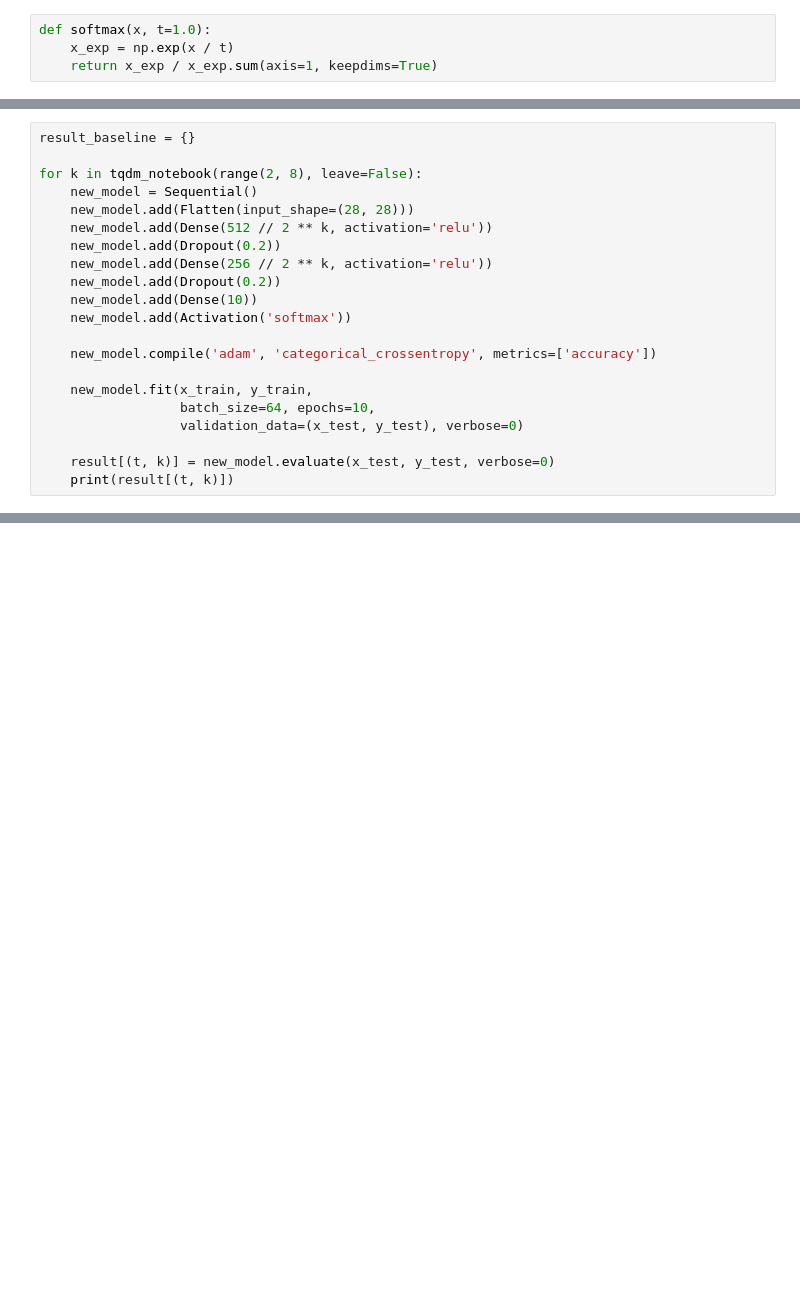
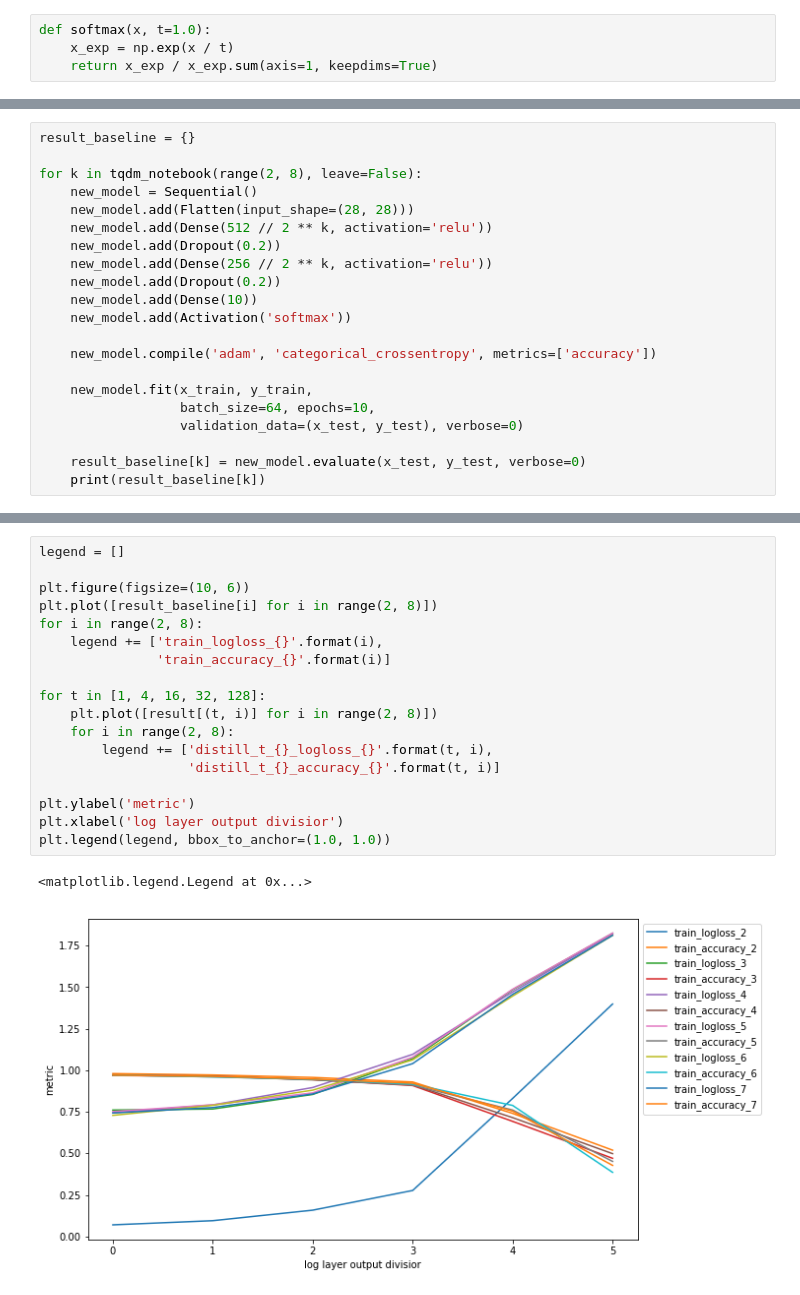
Before and after one commit to Tenich/deep_compression, a Jupyter notebook: distillation_dense.ipynb, the cells around one changed output, grey strips where cells are left out. Drawn from its saved outputs; the diff is of its cells as text; blank space fills up the shorter version.

Commit message:
UPD: graphs added

```diff
--- a/distillation_dense.ipynb
+++ b/distillation_dense.ipynb
@@ -174,8 +176,8 @@ for k in tqdm_notebook(range(2, 8), leave=False):
                   batch_size=64, epochs=10,
                   validation_data=(x_test, y_test), verbose=0)
 
-    result[(t, k)] = new_model.evaluate(x_test, y_test, verbose=0)
-    print(result[(t, k)])
+    result_baseline[k] = new_model.evaluate(x_test, y_test, verbose=0)
+    print(result_baseline[k])
 # %% [output]
 Failed to display Jupyter Widget of type HBox.
 If you're reading this message in the Jupyter Notebook or JupyterLab Notebook, it may mean that the widgets JavaScript is still loading. If this message persists, it likely means that the widgets Java ...
@@ -188,0 +200,21 @@ If you're reading this message in another frontend (for example, a static render
+# %%
+legend = []
+
+plt.figure(figsize=(10, 6))
+plt.plot([result_baseline[i] for i in range(2, 8)])
+for i in range(2, 8):
+    legend += ['train_logloss_{}'.format(i),
+               'train_accuracy_{}'.format(i)]
+
+for t in [1, 4, 16, 32, 128]:
+    plt.plot([result[(t, i)] for i in range(2, 8)])
+    for i in range(2, 8):
+        legend += ['distill_t_{}_logloss_{}'.format(t, i),
+                   'distill_t_{}_accuracy_{}'.format(t, i)]
+
+plt.ylabel('metric')
+plt.xlabel('log layer output divisior')
+plt.legend(legend, bbox_to_anchor=(1.0, 1.0))
+# %% [output]
+<matplotlib.legend.Legend at 0x...>
+[figure, added]
```
Also changed, not shown: parts of 6 cells of this notebook, 1 other file.
